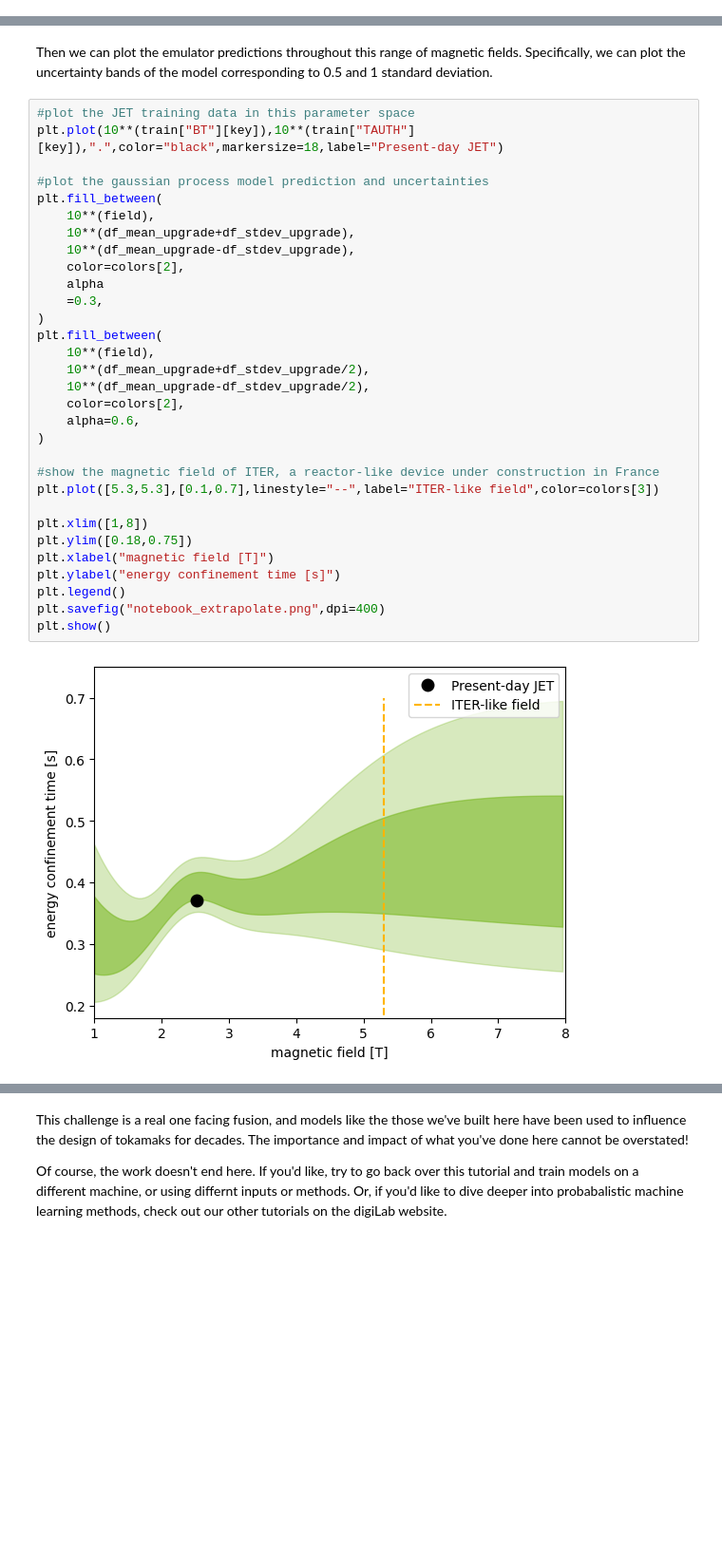
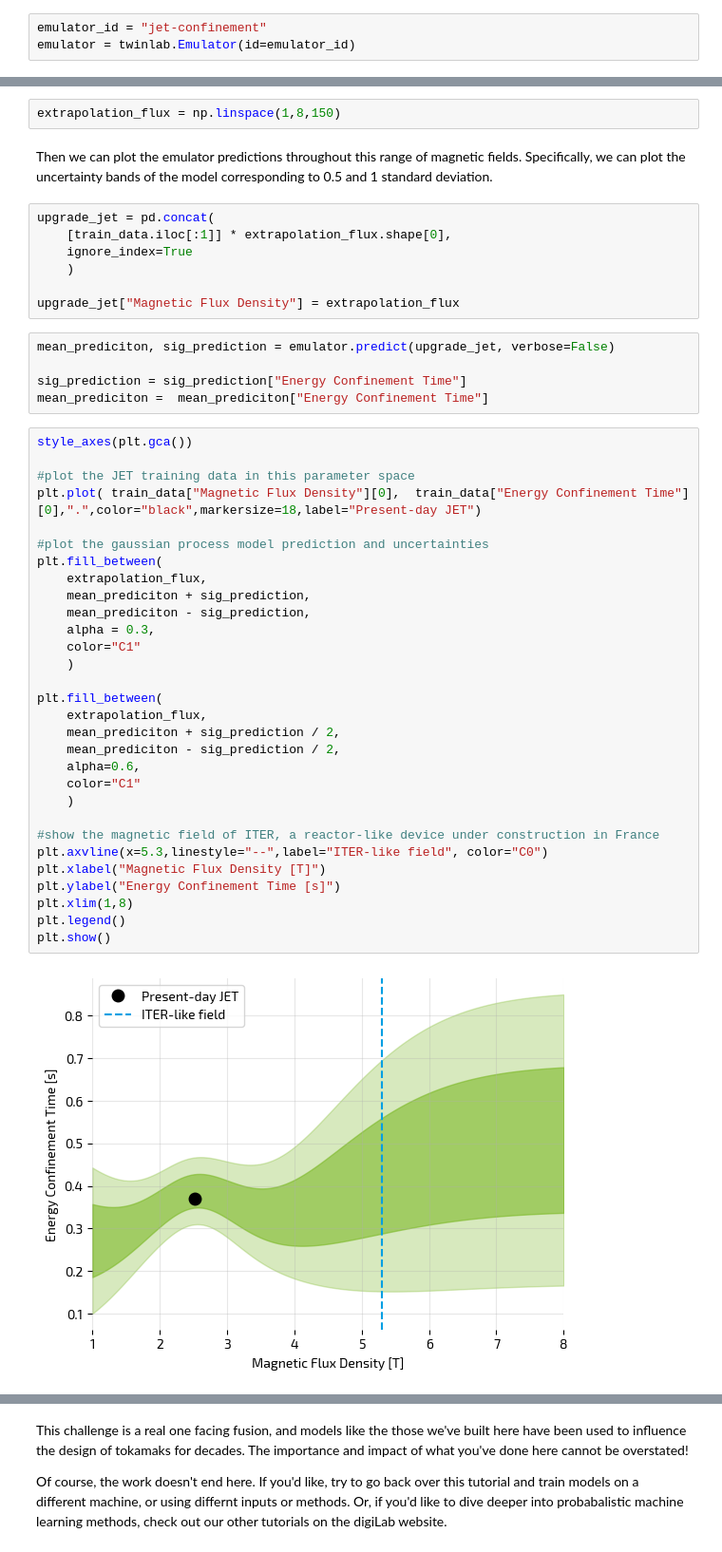
Before and after one commit to digiLab-ai/Magnetic-Fusion-Performance, a Jupyter notebook: demo.ipynb, the cells around one changed output, grey strips where cells are left out. Shown: that part at 95% size. Saved outputs shown, nothing was run; the diff lists cells and outputs as text; blank space fills up the shorter version.

```diff
--- a/demo.ipynb
+++ b/demo.ipynb
@@ -93 +98,4 @@ dataset.upload(gp_train)
+# %%
+emulator_id = "jet-confinement"
+emulator = twinlab.Emulator(id=emulator_id)
 # %%
@@ -166,36 +159,49 @@ y_mean_upgrade, y_stdev_upgrade = df_mean_upgrade.values, df_stdev_upgrade.value
+# %%
+extrapolation_flux = np.linspace(1,8,150)
 # %% [markdown]
 Then we can plot the emulator predictions throughout this range of magnetic fields. Specifically, we can plot the uncertainty bands of the model corresponding to 0.5 and 1 standard deviation.
+# %%
+upgrade_jet = pd.concat(
+    [train_data.iloc[:1]] * extrapolation_flux.shape[0],
+    ignore_index=True
+    )
+
+upgrade_jet["Magnetic Flux Density"] = extrapolation_flux
+# %%
+mean_prediciton, sig_prediction = emulator.predict(upgrade_jet, verbose=False)
+
+sig_prediction = sig_prediction["Energy Confinement Time"]
+mean_prediciton =  mean_prediciton["Energy Confinement Time"]
 # %%
+style_axes(plt.gca())
+
 #plot the JET training data in this parameter space
-plt.plot(10**(train["BT"][key]),10**(train["TAUTH"][key]),".",color="black",markersize=18,label="Present-day JET")
+plt.plot( train_data["Magnetic Flux Density"][0],  train_data["Energy Confinement Time"][0],".",color="black",markersize=18,label="Present-day JET")
 
 #plot the gaussian process model prediction and uncertainties
 plt.fill_between(
-    10**(field),
-    10**(df_mean_upgrade+df_stdev_upgrade),
-    10**(df_mean_upgrade-df_stdev_upgrade),
-    color=colors[2],
-    alpha
-    =0.3,
-)
+    extrapolation_flux,
+    mean_prediciton + sig_prediction,
+    mean_prediciton - sig_prediction,
+    alpha = 0.3,
+    color="C1"
+    )
+
 plt.fill_between(
-    10**(field),
-    10**(df_mean_upgrade+df_stdev_upgrade/2),
-    10**(df_mean_upgrade-df_stdev_upgrade/2),
-    color=colors[2],
+    extrapolation_flux,
+    mean_prediciton + sig_prediction / 2,
+    mean_prediciton - sig_prediction / 2,
     alpha=0.6,
-)
+    color="C1"
+    )
 
 #show the magnetic field of ITER, a reactor-like device under construction in France
-plt.plot([5.3,5.3],[0.1,0.7],linestyle="--",label="ITER-like field",color=colors[3])
-
-plt.xlim([1,8])
-plt.ylim([0.18,0.75])
-plt.xlabel("magnetic field [T]")
-plt.ylabel("energy confinement time [s]")
+plt.axvline(x=5.3,linestyle="--",label="ITER-like field", color="C0")
+plt.xlabel("Magnetic Flux Density [T]")
+plt.ylabel("Energy Confinement Time [s]")
+plt.xlim(1,8)
 plt.legend()
-plt.savefig("notebook_extrapolate.png",dpi=400)
 plt.show()
 # %% [output]
-[figure, old version]
+[figure, new version]
 # %% [markdown]
```
Also changed, not shown: parts of 24 cells of this notebook, 6 other files.
